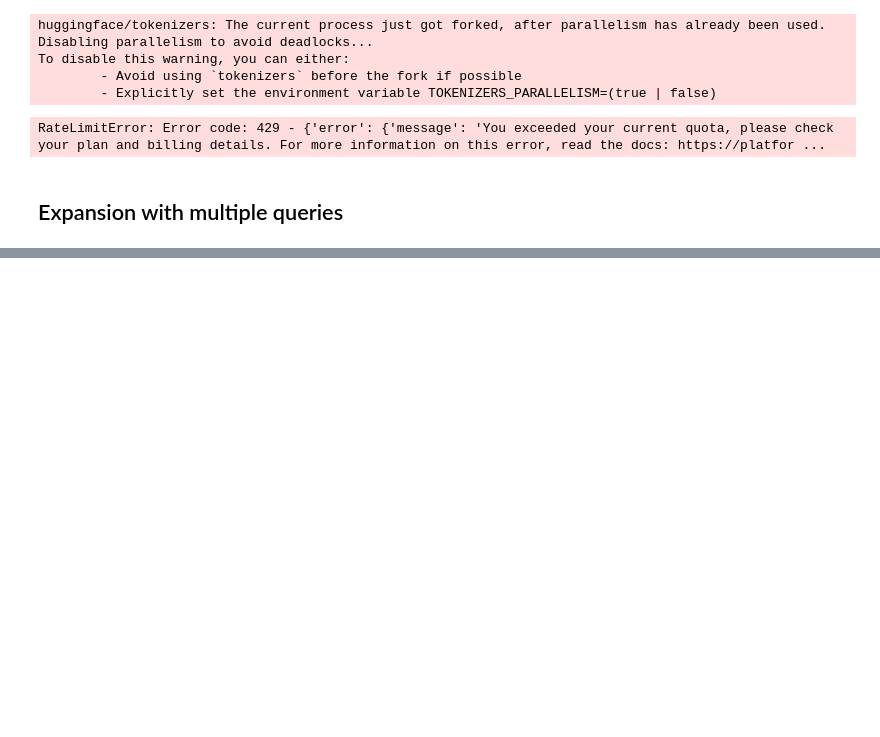
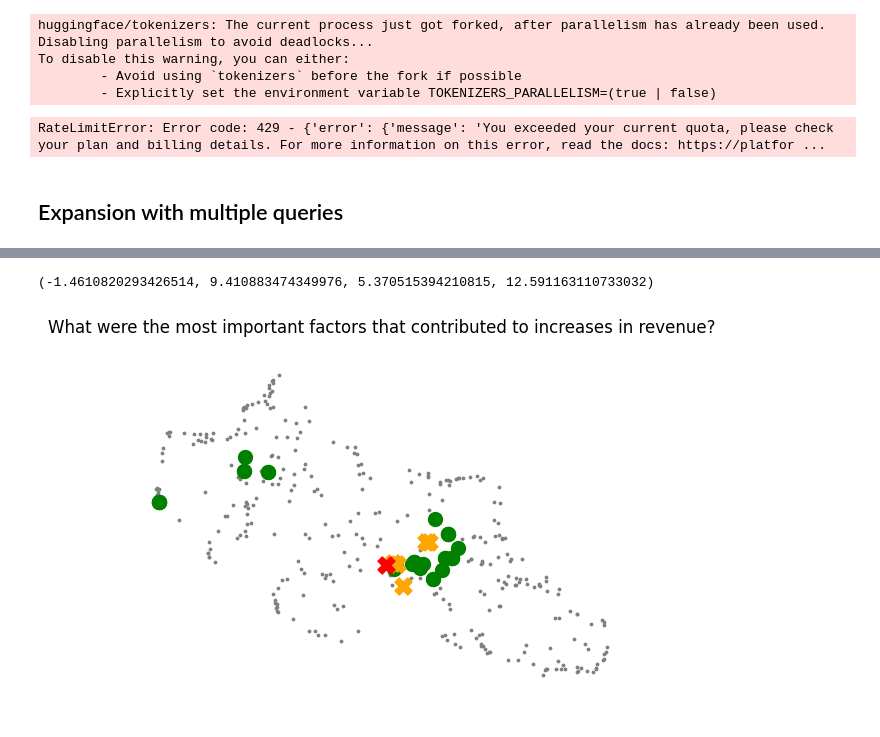
Before and after one commit to damiangarayalde/Advanced-Retrieval-for-AI-with-Chroma, a Jupyter notebook: Lab_3__Query_expansion.ipynb, the cells around one changed output, grey strips where cells are left out. Cells and saved outputs as stored; diff of their text form; code cells hidden in the pictures; blank space fills up the shorter version.

Commit message:
modified plot configs and removed book

```diff
--- a/Lab_3__Query_expansion.ipynb
+++ b/Lab_3__Query_expansion.ipynb
@@ -9,7 +9,7 @@ from chromadb.utils.embedding_functions import SentenceTransformerEmbeddingFunct
 from pypdf import PdfReader
 from langchain.text_splitter import RecursiveCharacterTextSplitter, SentenceTransformersTokenTextSplitter
 
-reader = PdfReader("The-Mom-Test-en.pdf")
+reader = PdfReader("microsoft_annual_report_2022.pdf")
 
 pdf_texts = [p.extract_text().strip() for p in reader.pages]
 
@@ -33,7 +33,7 @@ embedding_function = SentenceTransformerEmbeddingFunction()
 
 chroma_client = chromadb.Client()
 
-chroma_collection = chroma_client.create_collection("TheMomTest_book", embedding_function=embedding_function)
+chroma_collection = chroma_client.create_collection("MicrosoftAnnualReport", embedding_function=embedding_function)
 
 ids = [str(i) for i in range(len(token_split_texts))]
 
@@ -196,12 +220,18 @@ projected_result_embeddings = project_embeddings(result_embeddings, umap_transfo
 # %%
 import matplotlib.pyplot as plt
 
 plt.figure()
-plt.scatter(projected_dataset_embeddings[:, 0], projected_dataset_embeddings[:, 1], s=10, color='gray')
-plt.scatter(project_augmented_queries[:, 0], project_augmented_queries[:, 1], s=150, marker='X', color='orange')
-plt.scatter(projected_result_embeddings[:, 0], projected_result_embeddings[:, 1], s=100, facecolors='none', edgecolors='g')
-plt.scatter(project_original_query[:, 0], project_original_query[:, 1], s=150, marker='X', color='r')
+
+plt.scatter(projected_dataset_embeddings[  :, 0], projected_dataset_embeddings[  :, 1], s=3, color='gray')
+plt.scatter(projected_result_embeddings[:, 0],    projected_result_embeddings[:, 1], s=100, facecolors='g', edgecolors='g')
+plt.scatter(project_augmented_queries[:, 0],      project_augmented_queries[:, 1],       s=150, marker='X', color='orange')
+plt.scatter(project_original_query[     :, 0],    project_original_query[     :, 1], s=150, marker='X', color='r')
+
+
 
 plt.gca().set_aspect('equal', 'datalim')
 plt.title(f'{original_query}')
 plt.axis('off')
+# %% [output]
+(-1.4610820293426514, 9.410883474349976, 5.370515394210815, 12.591163110733032)
+[figure, added]
```
Also changed, not shown: parts of 5 cells of this notebook, 5 other files.
